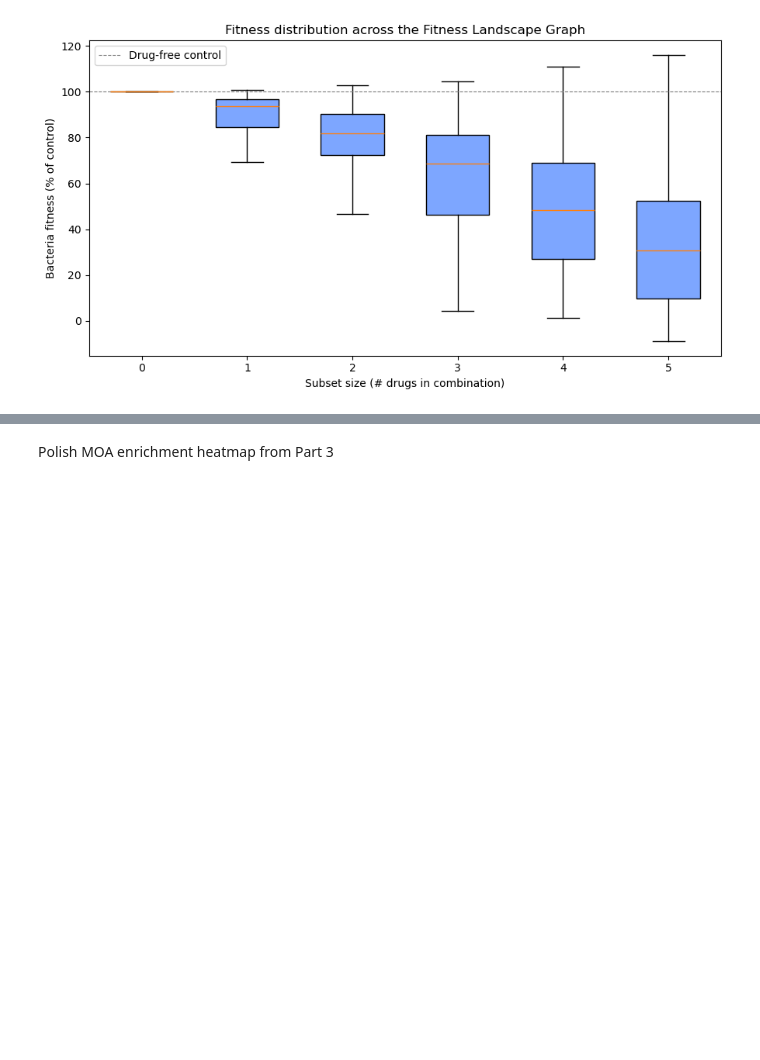
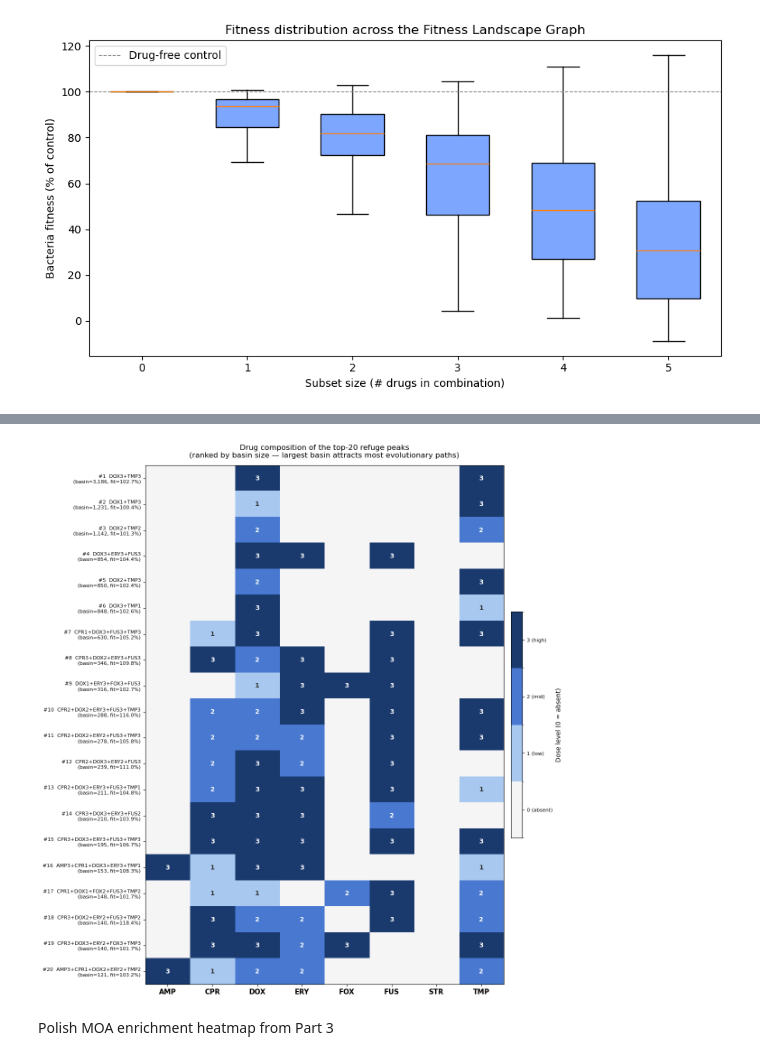
Before and after one commit to EETEEHAN/CSBIO185_cell_mates, a Jupyter notebook: 4_luke_davis_visualization.ipynb, the cells around one changed output, grey strips where cells are left out. Cells and saved outputs as stored; diff of their text form; code cells hidden in the pictures; blank space fills up the shorter version.

```diff
--- a/4_luke_davis_visualization.ipynb
+++ b/4_luke_davis_visualization.ipynb
@@ -126,2 +593,57 @@ Polish basin bar chart from Part 2
+# %%
+with open("basins.pkl", "rb") as f:
+    basins = pickle.load(f)
+
+with open("ALL_DRUGS.pkl", "rb") as f:
+    ALL_DRUGS = pickle.load(f)
+
+TOP_N = 20
+top_peaks  = [pk for pk, _ in ranked_peaks[:TOP_N]]
+top_labels = [
+    f"#{i+1}  {pk}\n(basin={len(basins[pk]):,}, fit={G.nodes[pk]['fitness']:.1f}%)"
+    for i, pk in enumerate(top_peaks)
+]
+
+mat = np.zeros((len(top_peaks), len(ALL_DRUGS)), dtype=float)
+for r, pk in enumerate(top_peaks):
+    dose_map = dict(G.nodes[pk]["dose"])
+    for c, drug in enumerate(ALL_DRUGS):
+        mat[r, c] = dose_map.get(drug, 0)
+
+cmap_colors = ["#f5f5f5", "#a8c8f0", "#4878CF", "#1a3a6e"]
+cmap   = mcolors.ListedColormap(cmap_colors)
+bounds = [-0.5, 0.5, 1.5, 2.5, 3.5]
+norm   = mcolors.BoundaryNorm(bounds, cmap.N)
+
+fig, ax = plt.subplots(figsize=(len(ALL_DRUGS) * 1.1 + 3, TOP_N * 0.55 + 1.5))
+im = ax.imshow(mat, cmap=cmap, norm=norm, aspect="auto")
+
+ax.set_xticks(range(len(ALL_DRUGS)))
+ax.set_xticklabels(ALL_DRUGS, fontsize=11, fontweight="bold")
+ax.set_yticks(range(len(top_peaks)))
+ax.set_yticklabels(top_labels, fontsize=8)
+
+for r in range(len(top_peaks)):
+    for c in range(len(ALL_DRUGS)):
+        val = int(mat[r, c])
+        if val > 0:
+            ax.text(c, r, str(val), ha="center", va="center",
+                    fontsize=10, fontweight="bold",
+                    color="white" if val >= 2 else "#333333")
+
+cbar = plt.colorbar(im, ax=ax, ticks=[0, 1, 2, 3], fraction=0.03, pad=0.02)
+cbar.set_label("Dose level (0 = absent)", fontsize=10)
+cbar.ax.set_yticklabels(["0 (absent)", "1 (low)", "2 (mid)", "3 (high)"], fontsize=8)
+
+ax.set_title(
+    f"Drug composition of the top-{TOP_N} refuge peaks\n"
+    "(ranked by basin size — largest basin attracts most evolutionary paths)",
+    fontsize=12, pad=12
+)
+plt.tight_layout()
+plt.savefig(OUTPUT_DIR / "refuge_composition_heatmap.png", dpi=150, bbox_inches="tight")
+plt.show()
+# %% [output]
+[figure, added]
 # %% [markdown]
 Polish MOA enrichment heatmap from Part 3
```
Also changed, not shown: parts of 15 cells of this notebook, 10 other files.
